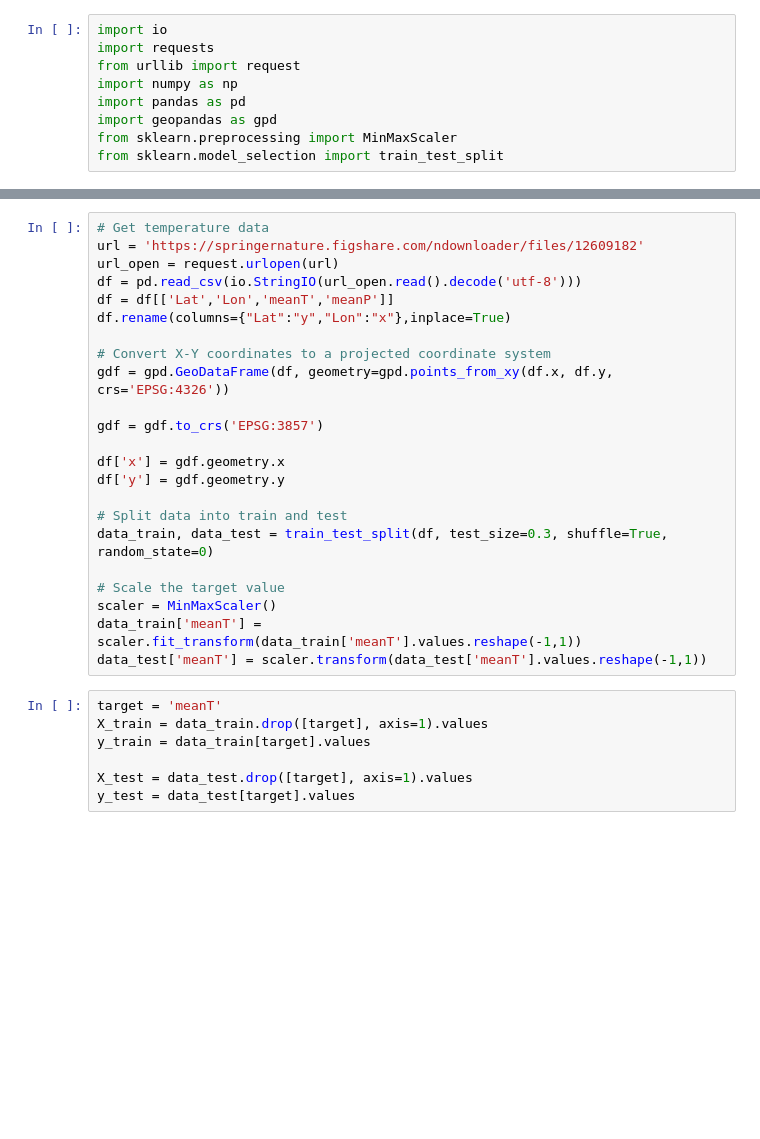
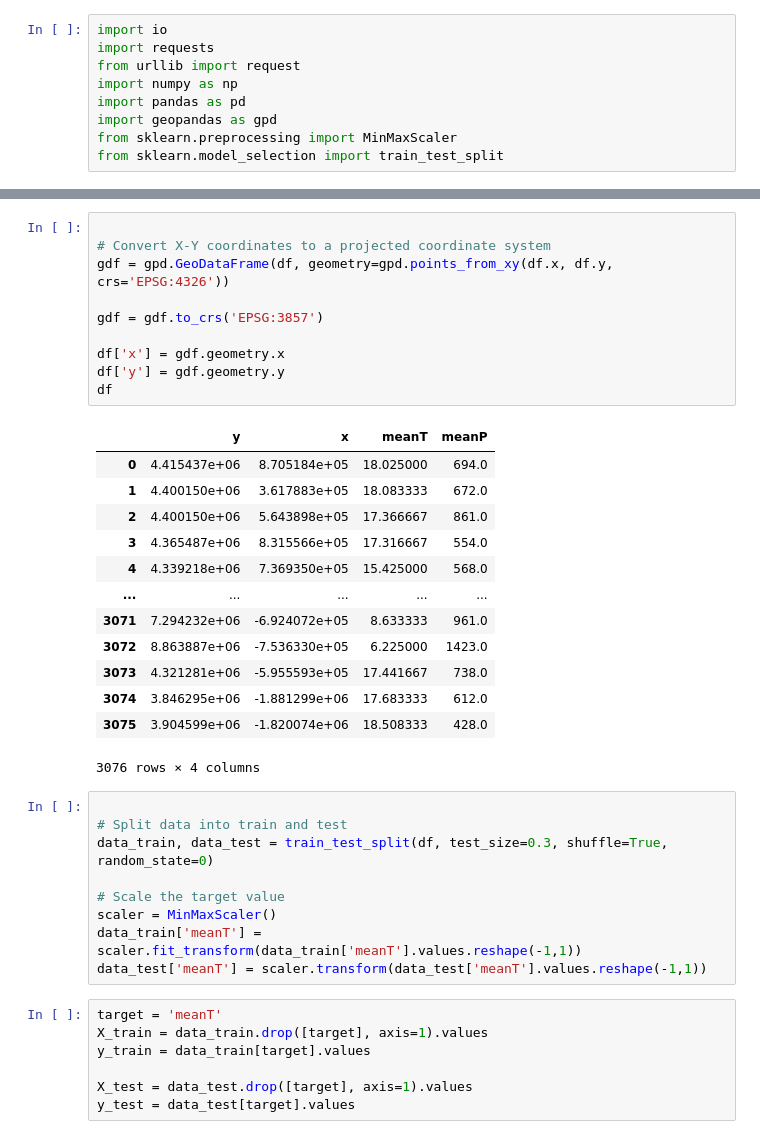
Before and after one commit to icarof98/Studies, a Jupyter notebook: Example.ipynb, the cells around one changed output, grey strips where cells are left out. Drawn from its saved outputs; the diff is of its cells as text; blank space fills up the shorter version.

```diff
--- a/Example.ipynb
+++ b/Example.ipynb
@@ -49,18 +75,28 @@ from sklearn.model_selection import train_test_split
+# %%
+
+# Convert X-Y coordinates to a projected coordinate system
+gdf = gpd.GeoDataFrame(df, geometry=gpd.points_from_xy(df.x, df.y, crs='EPSG:4326'))
+
+gdf = gdf.to_crs('EPSG:3857')
+
+df['x'] = gdf.geometry.x
+df['y'] = gdf.geometry.y
+df
+# %% [output]
+|  | y | x | meanT | meanP |
+| 0 | 4.415437e+06 | 8.705184e+05 | 18.025000 | 694.0 |
+| 1 | 4.400150e+06 | 3.617883e+05 | 18.083333 | 672.0 |
+| 2 | 4.400150e+06 | 5.643898e+05 | 17.366667 | 861.0 |
+| 3 | 4.365487e+06 | 8.315566e+05 | 17.316667 | 554.0 |
+| 4 | 4.339218e+06 | 7.369350e+05 | 15.425000 | 568.0 |
+| ... | ... | ... | ... | ... |
+| 3071 | 7.294232e+06 | -6.924072e+05 | 8.633333 | 961.0 |
+| 3072 | 8.863887e+06 | -7.536330e+05 | 6.225000 | 1423.0 |
+| 3073 | 4.321281e+06 | -5.955593e+05 | 17.441667 | 738.0 |
+| 3074 | 3.846295e+06 | -1.881299e+06 | 17.683333 | 612.0 |
+| 3075 | 3.904599e+06 | -1.820074e+06 | 18.508333 | 428.0 |
+3076 rows × 4 columns
 # %%
-# Get temperature data
-url = 'https://springernature.figshare.com/ndownloader/files/12609182'
-url_open = request.urlopen(url)
-df = pd.read_csv(io.StringIO(url_open.read().decode('utf-8')))
-df = df[['Lat','Lon','meanT','meanP']]
-df.rename(columns={"Lat":"y","Lon":"x"},inplace=True)
-
-# Convert X-Y coordinates to a projected coordinate system
-gdf = gpd.GeoDataFrame(df, geometry=gpd.points_from_xy(df.x, df.y, crs='EPSG:4326'))
-
-gdf = gdf.to_crs('EPSG:3857')
-
-df['x'] = gdf.geometry.x
-df['y'] = gdf.geometry.y
 
 # Split data into train and test
 data_train, data_test = train_test_split(df, test_size=0.3, shuffle=True, random_state=0)
```
Also changed, not shown: parts of 7 cells of this notebook.
